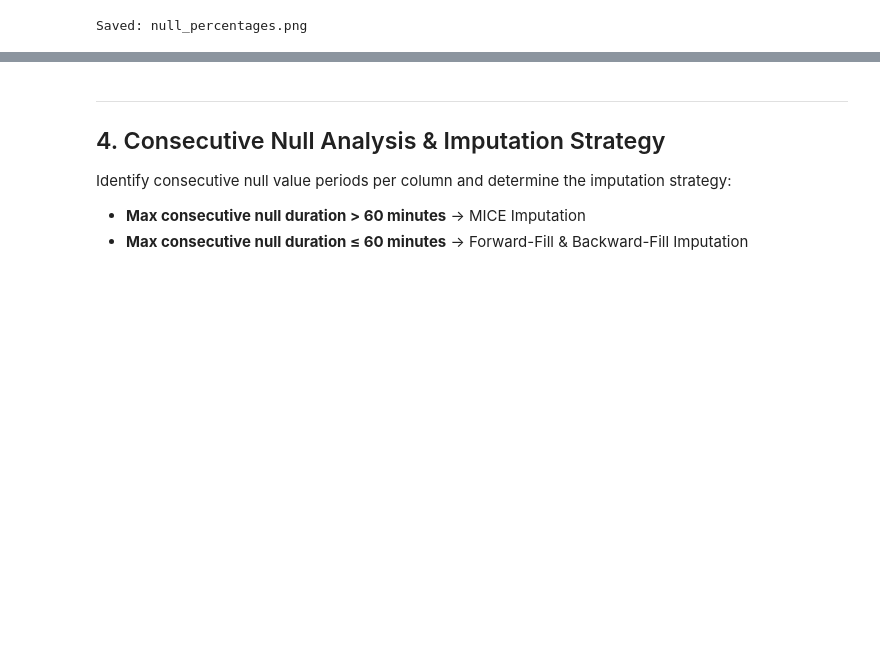
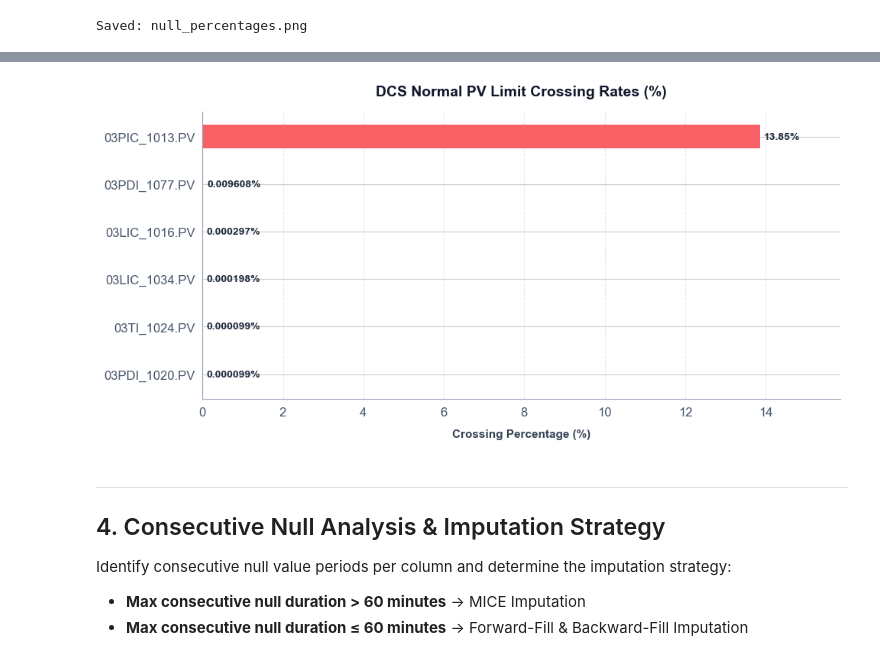
Before and after one commit to arakhajay/temprature_pred_project, a Jupyter notebook: Advanced_EDA_Client.ipynb, the cells around one changed output, grey strips where cells are left out. Cells and saved outputs as stored; diff of their text form; code cells hidden in the pictures; blank space fills up the shorter version.

Commit message:
feat: add DCS operational limits and outlier analysis to EDA notebook, presentation, and PDF report

```diff
--- a/Advanced_EDA_Client.ipynb
+++ b/Advanced_EDA_Client.ipynb
@@ -379,0 +389,96 @@ Saved: null_percentages.png
+# %%
+import os
+import pandas as pd
+import numpy as np
+import matplotlib.pyplot as plt
+
+# Load limits configuration
+limits_path = os.path.join("03TIC_1023_PVHI", "03TIC_1023_PVHI", "03TIC_1023_PVLO_PVHI.csv")
+limits_df = pd.read_csv(limits_path)
+
+results = []
+for _, row in limits_df.iterrows():
+    tag_base = row['DCS Tag Name']
+    tag_col = f"{tag_base}.PV"
+
+    if tag_col not in df.columns:
+        continue
+
+    values = df[tag_col].dropna()
+    total_non_null = len(values)
+    if total_non_null == 0:
+        continue
+
+    # Limits
+    pv_high = float(row['PV HIGH']) if pd.notnull(row['PV HIGH']) else np.nan
+    pv_low = float(row['PV LOW']) if pd.notnull(row['PV LOW']) else np.nan
+    ext_high = float(row['EXT PV HIGH']) if pd.notnull(row['EXT PV HIGH']) else np.nan
+    ext_low = float(row['EXT PV LOW']) if pd.notnull(row['EXT PV LOW']) else np.nan
+
+    # Check crossings
+    crossed_high = (values > pv_high).sum() if pd.notnull(pv_high) else 0
+    crossed_low = (values < pv_low).sum() if pd.notnull(pv_low) else 0
+    total_crossed = int(crossed_high + crossed_low)
+    crossed_pct = (total_crossed / total_non_null) * 100
+
+    # Check extreme breaches (outliers)
+    breached_high = (values > ext_high).sum() if pd.notnull(ext_high) else 0
+    breached_low = (values < ext_low).sum() if pd.notnull(ext_low) else 0
+    total_breached = int(breached_high + breached_low)
+    breached_pct = (total_breached / total_non_null) * 100
+
+    results.append({
+        'Tag': tag_col,
+        'Description': row['Description'],
+        'PV_LOW': pv_low,
+        'PV_HIGH': pv_high,
+        'EXT_LOW': ext_low,
+        'EXT_HIGH': ext_high,
+        'Total_Rows': total_non_null,
+        'Normal_Crossed': total_crossed,
+        'Normal_Crossed_Pct': round(crossed_pct, 6),
+        'Extreme_Breached': total_breached,
+        'Extreme_Breached_Pct': round(breached_pct, 6)
+    })
+
+res_df = pd.DataFrame(results)
+
+# Save summary
+csv_path = os.path.join(OUTPUT_DIR, "sensor_limits_analysis.csv")
+res_df.to_csv(csv_path, index=False)
+print(f"Saved: {csv_path}")
+
+# Display summary table for non-zero crossings or all
+display(res_df[res_df['Normal_Crossed'] > 0].sort_values('Normal_Crossed_Pct', ascending=False))
+
+# Plot limits crossings
+plot_df = res_df[res_df['Normal_Crossed'] > 0].copy()
+plot_df = plot_df.sort_values('Normal_Crossed_Pct', ascending=True)
+
+plt.figure(figsize=(10, 5))
+colors = ['#0D9488' if pct < 1.0 else '#F96167' for pct in plot_df['Normal_Crossed_Pct']]
+bars = plt.barh(plot_df['Tag'], plot_df['Normal_Crossed_Pct'], color=colors, edgecolor='none', height=0.5)
+
+for bar in bars:
+    width = bar.get_width()
+    label_text = f"{width:.6f}%" if width < 0.1 else f"{width:.2f}%"
+    plt.text(width + 0.1, bar.get_y() + bar.get_height()/2, label_text,
+             va='center', ha='left', fontsize=10, fontweight='bold', color='#1E293B')
+
+plt.title("DCS Normal PV Limit Crossing Rates (%)", fontsize=14, fontweight='bold', pad=15, color='#0F172A')
+plt.xlabel("Crossing Percentage (%)", fontsize=11, fontweight='bold', labelpad=10, color='#334155')
+plt.xlim(0, max(plot_df['Normal_Crossed_Pct'].max() + 2.0, 15.0))
+plt.grid(axis='x', linestyle='--', alpha=0.5, color='#CBD5E1')
+
+ax = plt.gca()
+ax.spines['top'].set_visible(False)
+ax.spines['right'].set_visible(False)
+ax.spines['left'].set_color('#94A3B8')
+ax.spines['bottom'].set_color('#94A3B8')
+ax.tick_params(colors='#475569')
+
+plt.tight_layout()
+plot_path = os.path.join(OUTPUT_DIR, "sensor_limits_analysis.png")
+plt.savefig(plot_path, dpi=150, bbox_inches='tight')
+plt.show()
+# %% [output]
@@ -380,3 +493,4 @@ Saved: null_percentages.png
+[figure, added]
 # %% [markdown]
 ---
 ## 4. Consecutive Null Analysis & Imputation Strategy
```
Also changed, not shown: parts of 4 cells of this notebook, 11 other files.
